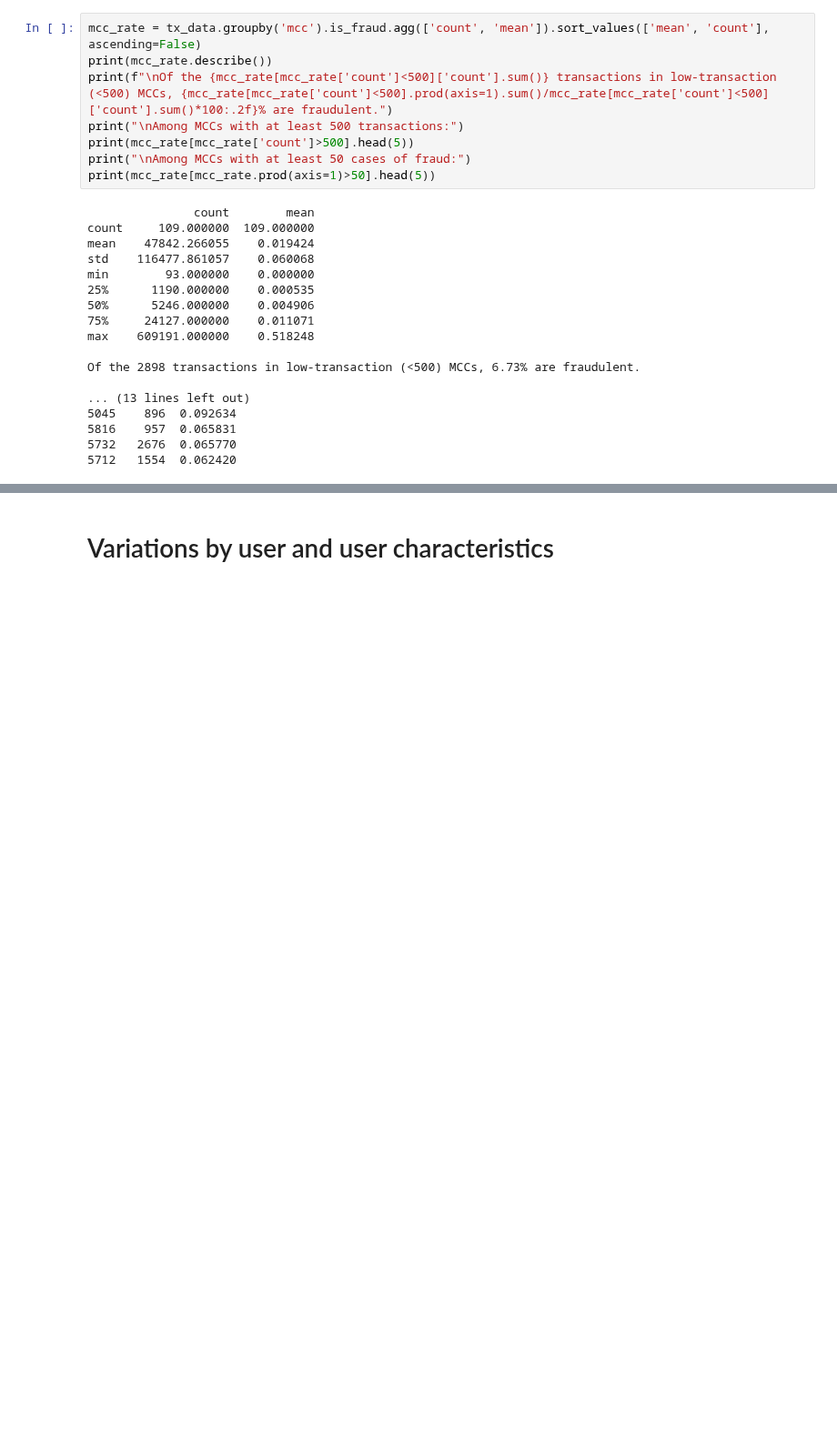
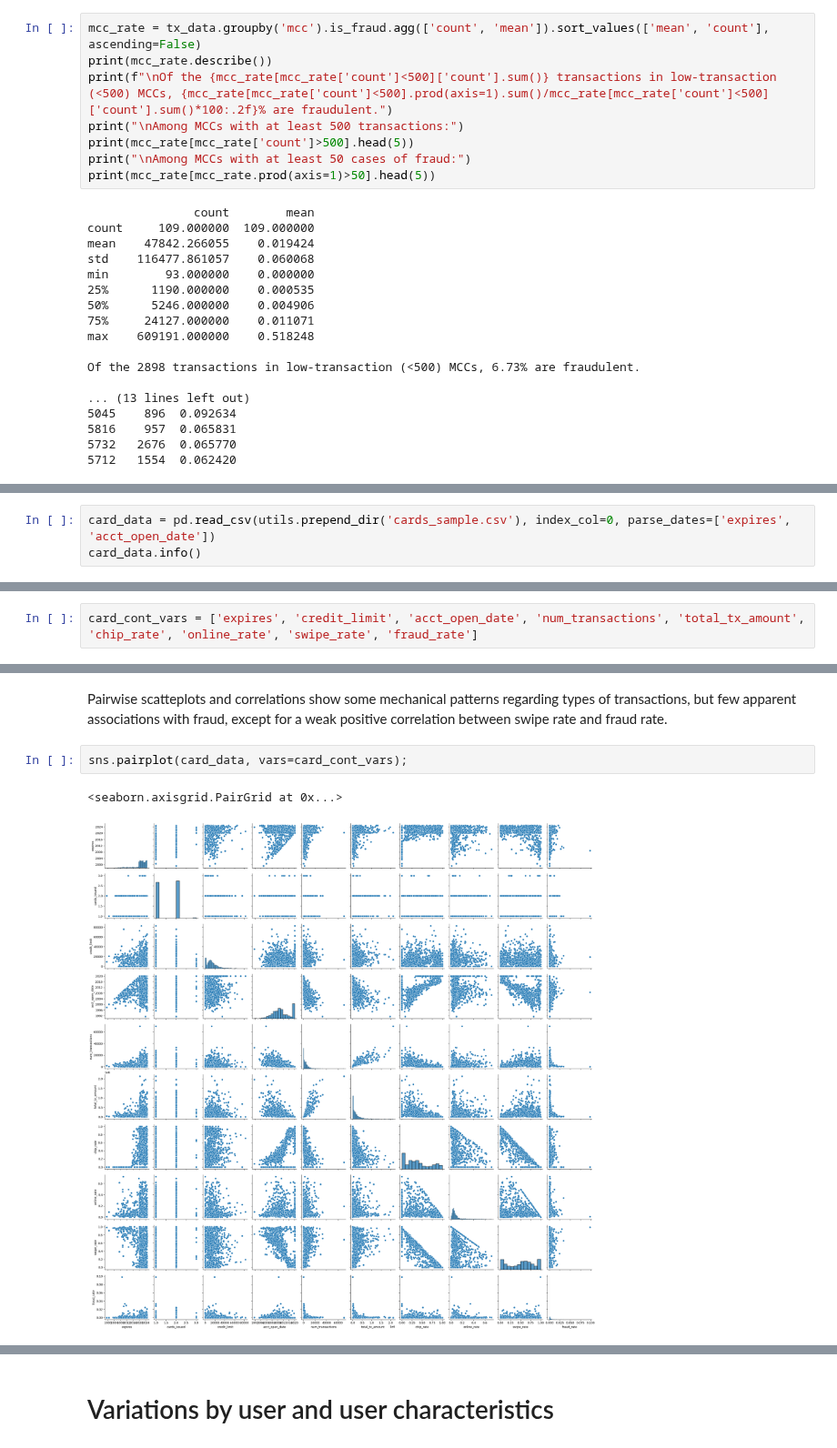
Before and after one commit to msc2106/CreditCardFraud, a Jupyter notebook: notebooks/eda.ipynb, the cells around one changed output, grey strips where cells are left out. Shown at 91% size. Drawn from its saved outputs; the diff is of its cells as text; blank space fills up the shorter version.

```diff
--- a/notebooks/eda.ipynb
+++ b/notebooks/eda.ipynb
@@ -359,0 +362,3 @@ Of the 2898 transactions in low-transaction (<500) MCCs, 6.73% are fraudulent.
+# %%
+card_data = pd.read_csv(utils.prepend_dir('cards_sample.csv'), index_col=0, parse_dates=['expires', 'acct_open_date'])
+card_data.info()
@@ -359,0 +383,2 @@ Of the 2898 transactions in low-transaction (<500) MCCs, 6.73% are fraudulent.
+# %%
+card_cont_vars = ['expires', 'credit_limit', 'acct_open_date', 'num_transactions', 'total_tx_amount', 'chip_rate', 'online_rate', 'swipe_rate', 'fraud_rate']
@@ -359,0 +397,7 @@ Of the 2898 transactions in low-transaction (<500) MCCs, 6.73% are fraudulent.
+# %% [markdown]
+Pairwise scatteplots and correlations show some mechanical patterns regarding types of transactions, but few apparent associations with fraud, except for a weak positive correlation between swipe rate and fraud rate.
+# %%
+sns.pairplot(card_data, vars=card_cont_vars);
+# %% [output]
+<seaborn.axisgrid.PairGrid at 0x...>
+[figure, added]
```
Also changed, not shown: parts of 14 cells of this notebook, 1 other file.
